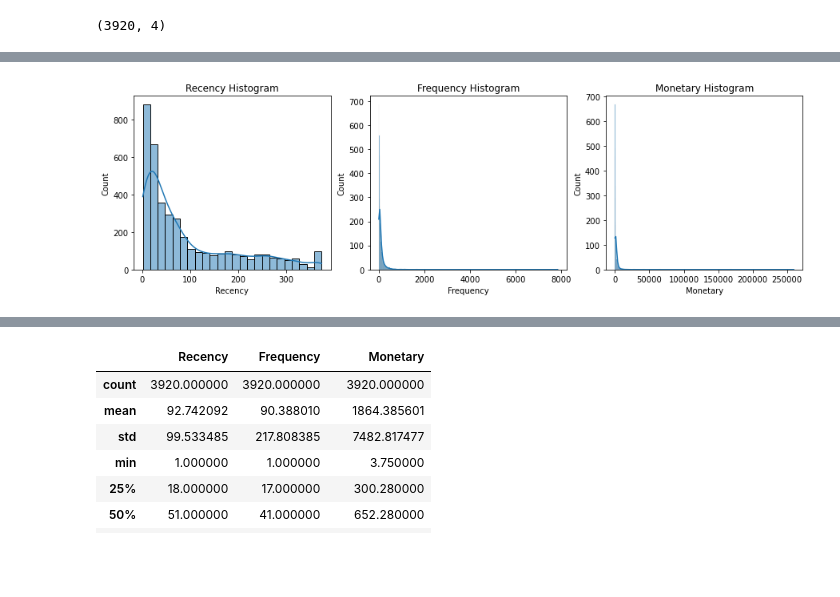
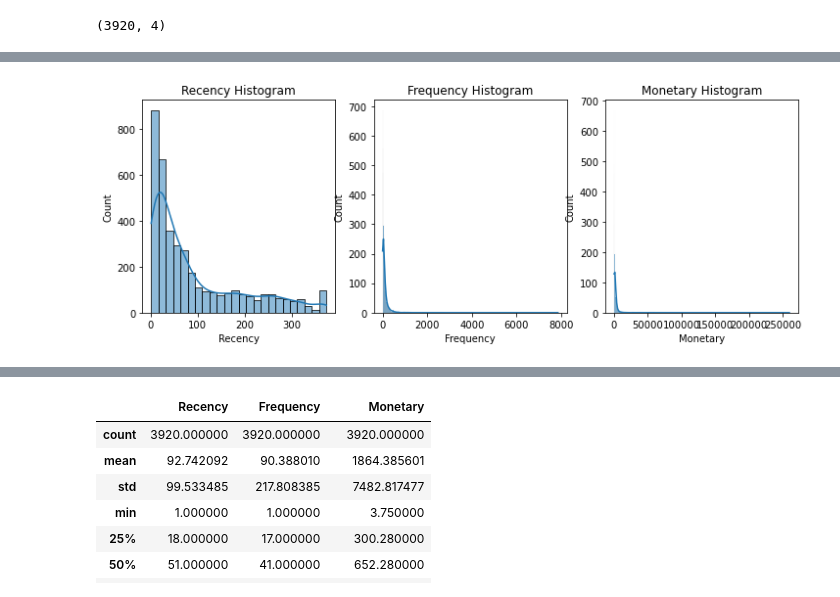
Before and after one commit to kkyxxn/curriculum, a Jupyter notebook: m6_머신러닝알고리즘이해및활용/ML_군집_고객 세그먼테이션.ipynb, the cells around one changed output, grey strips where cells are left out. Drawn from its saved outputs; the diff is of its cells as text; code cells hidden in the pictures; blank space fills up the shorter version.

```diff
--- a/m6_머신러닝알고리즘이해및활용/ML_군집_고객 세그먼테이션.ipynb
+++ b/m6_머신러닝알고리즘이해및활용/ML_군집_고객 세그먼테이션.ipynb
@@ -186,17 +224,20 @@ print(cust_df.shape)
 # %%
 import seaborn as sns
-fig, axs = plt.subplots(1,3, figsize=(15,4))
+fig, axs = plt.subplots(1,3, figsize=(12,4))
 
-# cust_df의 R,F,M의 분포를 확인
+# cust_df의 Recency, Frequency, Monetary의 분포를 확인
 sns.histplot(cust_df['Recency'], kde=True, ax=axs[0])
 axs[0].set_title('Recency Histogram')
 
 sns.histplot(cust_df['Frequency'], kde=True, ax=axs[1])
 axs[1].set_title('Frequency Histogram')
 
 sns.histplot(cust_df['Monetary'], kde=True, ax=axs[2])
 axs[2].set_title('Monetary Histogram')
 
 plt.show()
+
+# 모두 치우친 분포로 나타났으며 특히, F와 M의 경우 특정 범위에 값이 몰려 있어 매우 심하게 치우쳐있다.
+# 이는 이 데이터가 개인 고객과 소매업체의 대규모 주문이 포함되어 있어 나타난 현상이다.
 # %% [output]
-[figure, old version]
+[figure, new version]
```
Also changed, not shown: parts of 34 cells of this notebook, 1 other file.
